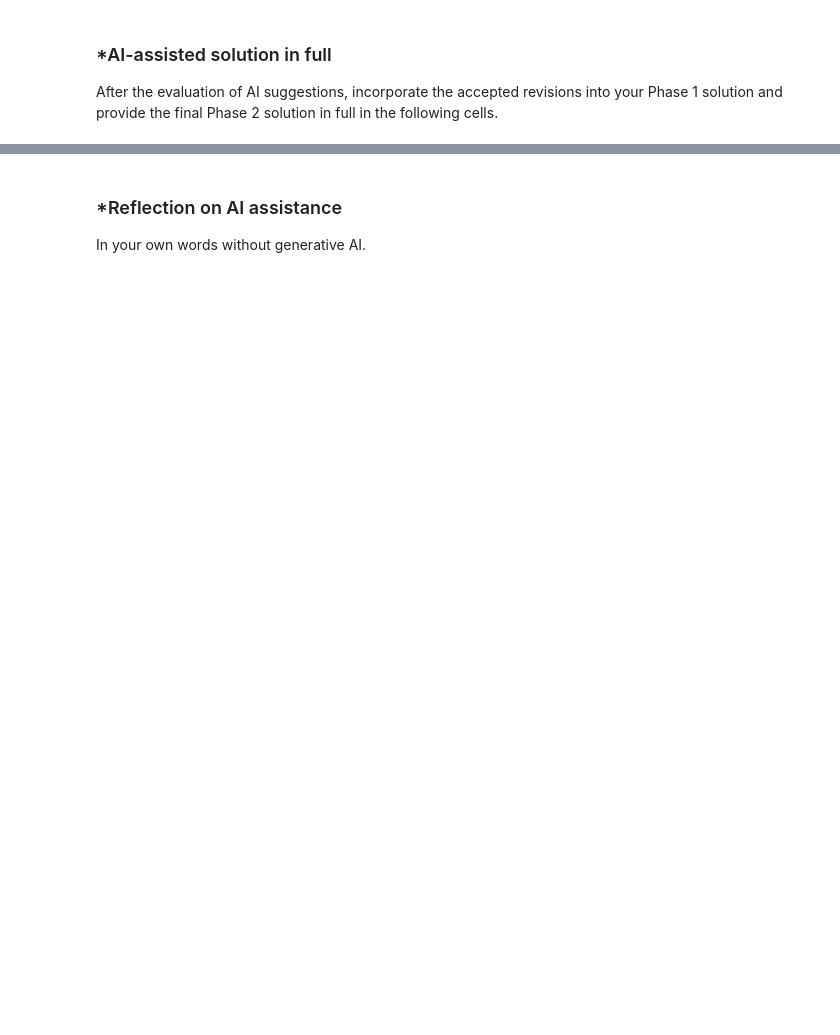
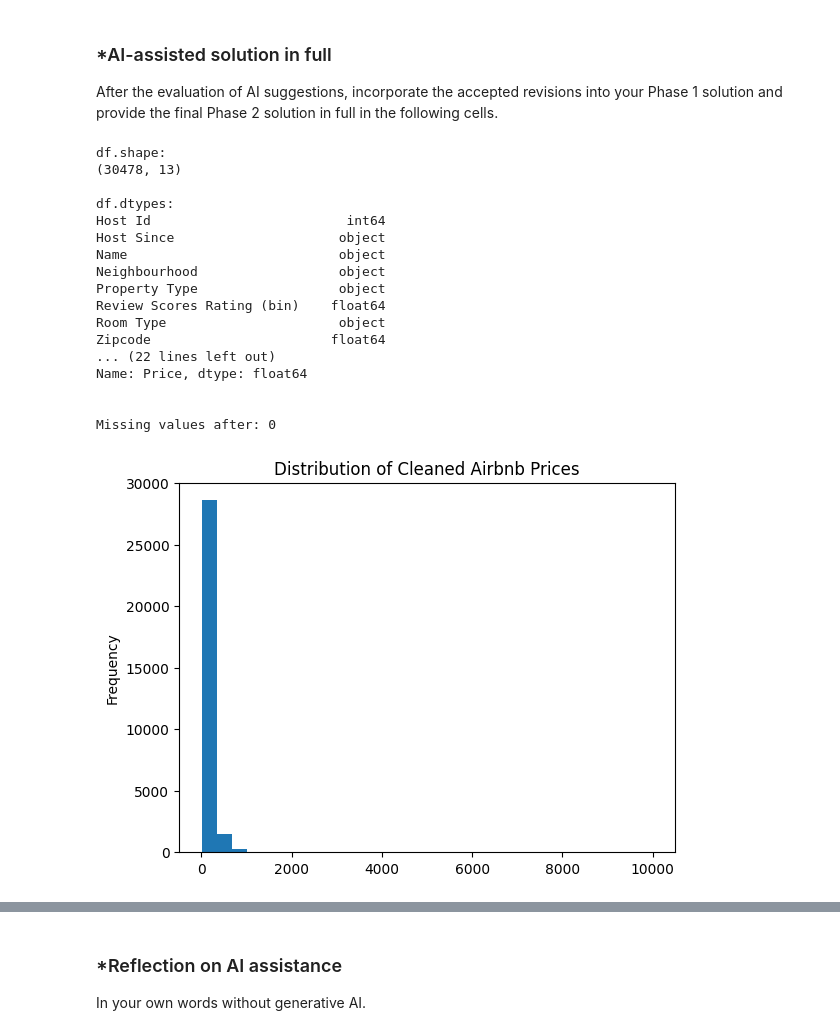
Before and after one commit to YafetG3/A01-data-wrangling, a Jupyter notebook: notebook.ipynb, the cells around one changed output, grey strips where cells are left out. Saved outputs shown, nothing was run; the diff lists cells and outputs as text; code cells hidden in the pictures; blank space fills up the shorter version.

```diff
--- a/notebook.ipynb
+++ b/notebook.ipynb
@@ -248,3 +267,52 @@ Keep Phase 1 frozen.
 After the evaluation of AI suggestions, incorporate the accepted revisions into your Phase 1 solution and provide the final Phase 2 solution in full in the following cells.
 # %%
 # Your Phase 2 solution to the problem goes here.
+# %%
+import numpy as np
+import matplotlib.pyplot as plt
+import pandas as pd
+url = 'https://raw.githubusercontent.com/YafetG3/A01-data-wrangling/main/data/airbnb_hw.csv'
+df = pd.read_csv(url, low_memory=False)
+
+
+
+print("df.shape:")
+print(df.shape, '\n')
+
+print("df.dtypes:")
+print(df.dtypes, '\n')
+
+df.head()
+
+print("Missing values before:", df['Price'].isna().sum())
+
+comma_prices = df[df['Price'].str.contains(',', na=False)]
+print(comma_prices['Price'].head())
+
+df['Price'] = df['Price'].str.replace(',', '', regex=False)
+df['Price'] = pd.to_numeric(df['Price'], errors='coerce')
+print(df['Price'].describe())
+print('\n')
+df['Price'].plot(kind='hist', bins=30, title='Distribution of Cleaned Airbnb Prices')
+df['Price'] = df['Price'].astype('int64')
+
+print("Missing values after:", df['Price'].isna().sum())
+# %% [output]
+df.shape:
+(30478, 13)
+
+df.dtypes:
+Host Id                         int64
+Host Since                     object
+Name                           object
+Neighbourhood                  object
+Property Type                  object
+Review Scores Rating (bin)    float64
+Room Type                      object
+Zipcode                       float64
+... (22 lines left out)
+Name: Price, dtype: float64
+
+
+Missing values after: 0
+[figure, added]
```
Also changed, not shown: parts of 13 cells of this notebook.
